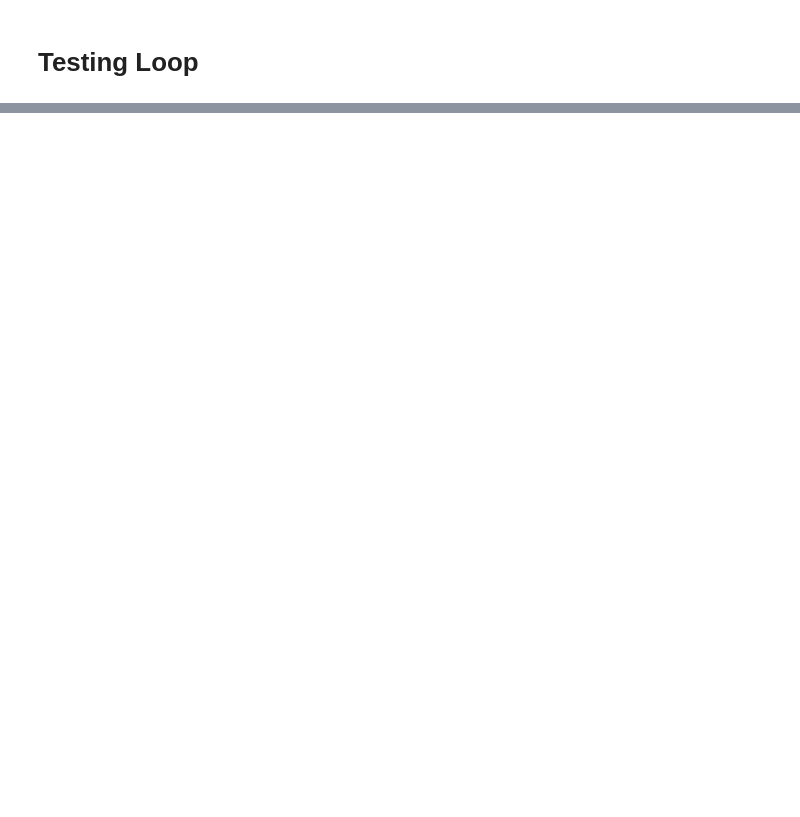
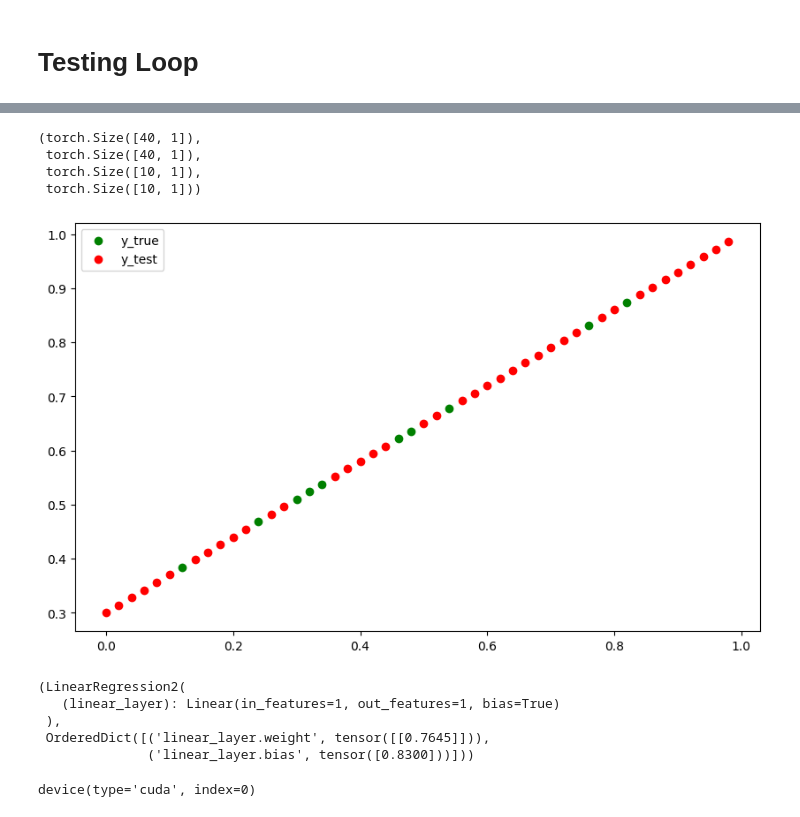
Before and after one commit to Dhaks13/My_DL_Works, a Jupyter notebook: learnings/01_PyTorch_Workflows.ipynb, the cells around one changed output, grey strips where cells are left out. Saved outputs shown, nothing was run; the diff lists cells and outputs as text; code cells hidden in the pictures; blank space fills up the shorter version.

```diff
--- a/learnings/01_PyTorch_Workflows.ipynb
+++ b/learnings/01_PyTorch_Workflows.ipynb
@@ -320,0 +415,14 @@ RuntimeError: Can't call numpy() on Tensor that requires grad. Use tensor.detach
+# %%
+# Creating data using linearRegression formula
+weight = 0.7
+bias = 0.3
+
+#create range values
+start = 0
+end = 1
+step = 0.02
+
+#Create X and Y
+X = torch.arange(start,end,step).unsqueeze(1)
+Y = weight * X + bias
+X[:10],Y[:10]
@@ -320,0 +450,39 @@ RuntimeError: Can't call numpy() on Tensor that requires grad. Use tensor.detach
+# %%
+#spliting data
+x_train,x_test,y_train,y_test = train_test_split(X,Y,test_size=0.2)
+x_train.shape,y_train.shape,x_test.shape,y_test.shape
+# %% [output]
+(torch.Size([40, 1]),
+ torch.Size([40, 1]),
+ torch.Size([10, 1]),
+ torch.Size([10, 1]))
+# %%
+#plot the data
+plot(x_test,y_test,x_train,y_train)
+# %% [output]
+[figure, added]
+# %%
+# Building the Model
+class LinearRegression2(nn.Module):
+    def __init__(self):
+        super().__init__()
+        self.linear_layer = nn.Linear(in_features=1,out_features=1)
+
+    def forward(self, x: torch.Tensor) ->torch.Tensor:
+        return self.linear_layer(x)
+
+torch.manual_seed(42)
+model_1 =LinearRegression2()
+model_1,model_1.state_dict()
+# %% [output]
+(LinearRegression2(
+   (linear_layer): Linear(in_features=1, out_features=1, bias=True)
+ ),
+ OrderedDict([('linear_layer.weight', tensor([[0.7645]])),
+              ('linear_layer.bias', tensor([0.8300]))]))
+# %%
+# Seting device to cuda
+model_1.to(device)
+next(model_1.parameters()).device
+# %% [output]
+device(type='cuda', index=0)
```
Also changed, not shown: parts of 32 cells of this notebook, 2 other files.
